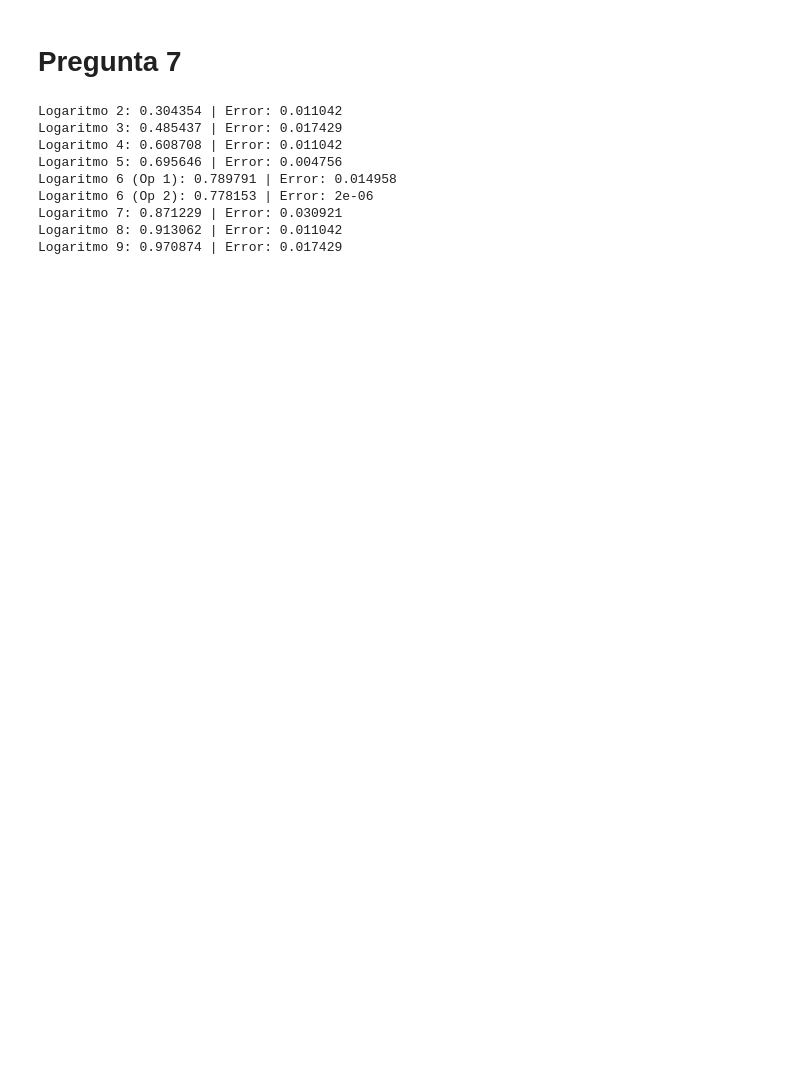
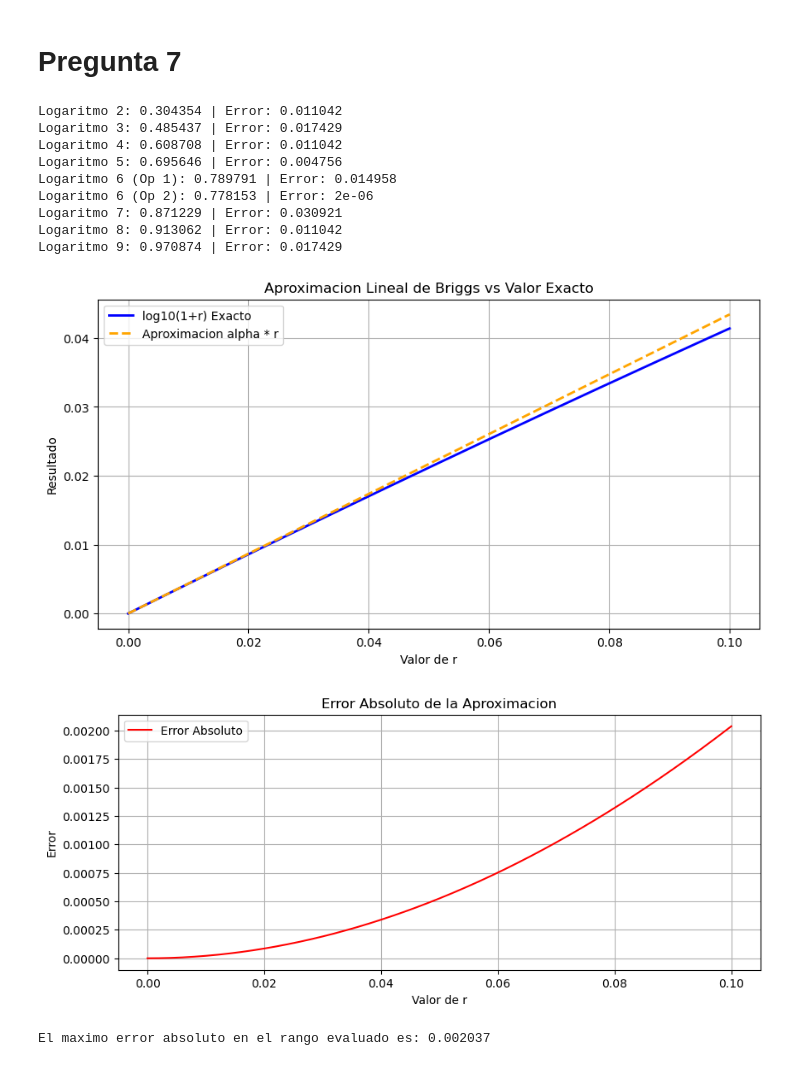
Before and after one commit to Mateosky1/Examen1, a Jupyter notebook: pregunta7.ipynb, the cells around one changed output. Drawn from its saved outputs; the diff is of its cells as text; code cells hidden in the pictures; blank space fills up the shorter version.

```diff
--- a/pregunta7.ipynb
+++ b/pregunta7.ipynb
@@ -55,3 +55,42 @@ Logaritmo 6 (Op 2): 0.778153 | Error: 2e-06
 Logaritmo 7: 0.871229 | Error: 0.030921
 Logaritmo 8: 0.913062 | Error: 0.011042
 Logaritmo 9: 0.970874 | Error: 0.017429
+# %%
+import numpy as np
+import matplotlib.pyplot as plt
+import math
+
+alpha = 1 / math.log(10)
+
+r_vals = np.linspace(0, 0.1, 500)
+
+log_real = np.log10(1 + r_vals)
+log_aprox = alpha * r_vals
+
+error_absoluto = np.abs(log_real - log_aprox)
+max_error = np.max(error_absoluto)
+
+plt.figure(figsize=(10, 5))
+plt.plot(r_vals, log_real, label="log10(1+r) Exacto", color="blue", linewidth=2)
+plt.plot(r_vals, log_aprox, label="Aproximacion alpha * r", color="orange", linestyle="--", linewidth=2)
+plt.title("Aproximacion Lineal de Briggs vs Valor Exacto")
+plt.xlabel("Valor de r")
+plt.ylabel("Resultado")
+plt.legend()
+plt.grid(True)
+plt.show()
+
+plt.figure(figsize=(10, 4))
+plt.plot(r_vals, error_absoluto, label="Error Absoluto", color="red")
+plt.title("Error Absoluto de la Aproximacion")
+plt.xlabel("Valor de r")
+plt.ylabel("Error")
+plt.legend()
+plt.grid(True)
+plt.show()
+
+print(f"El maximo error absoluto en el rango evaluado es: {max_error:.6f}")
+# %% [output]
+[figure, added]
+[figure, added]
+El maximo error absoluto en el rango evaluado es: 0.002037
```
